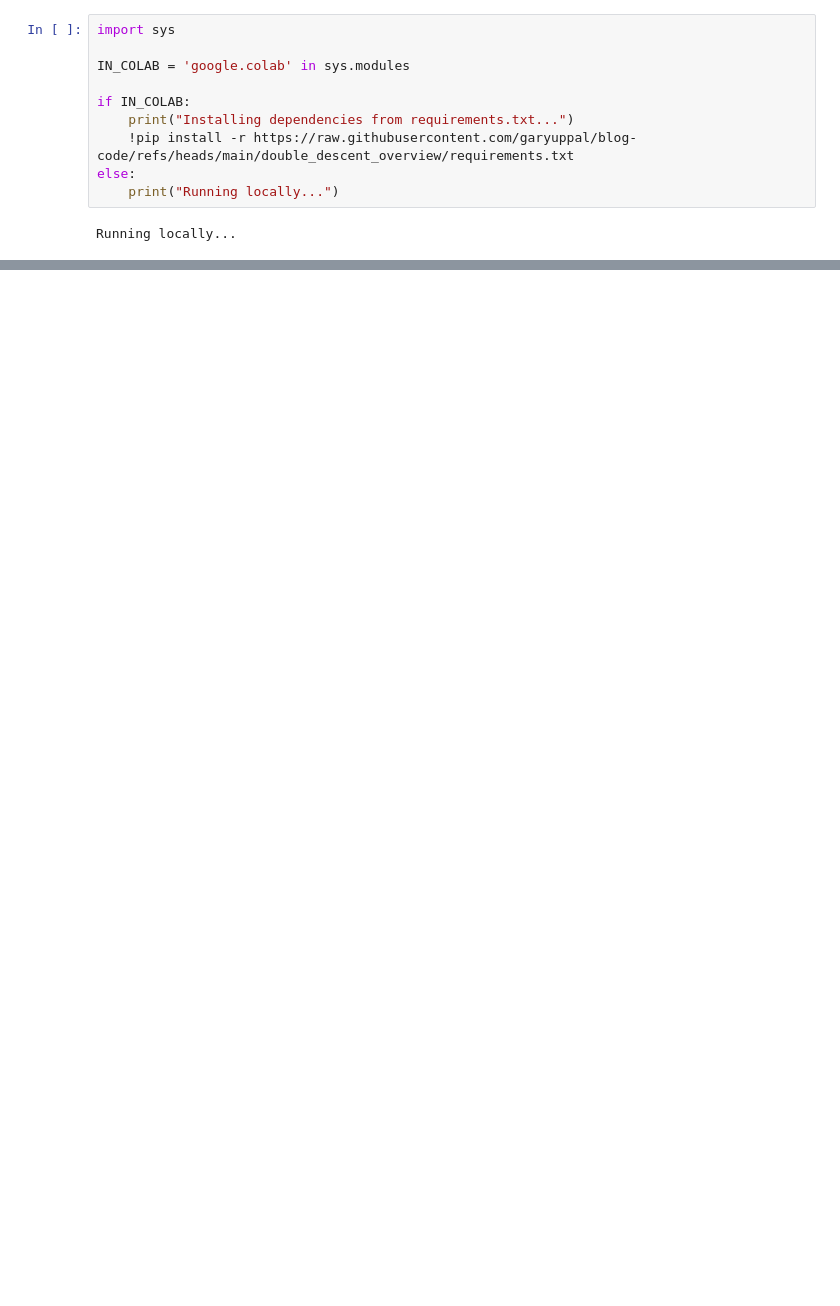
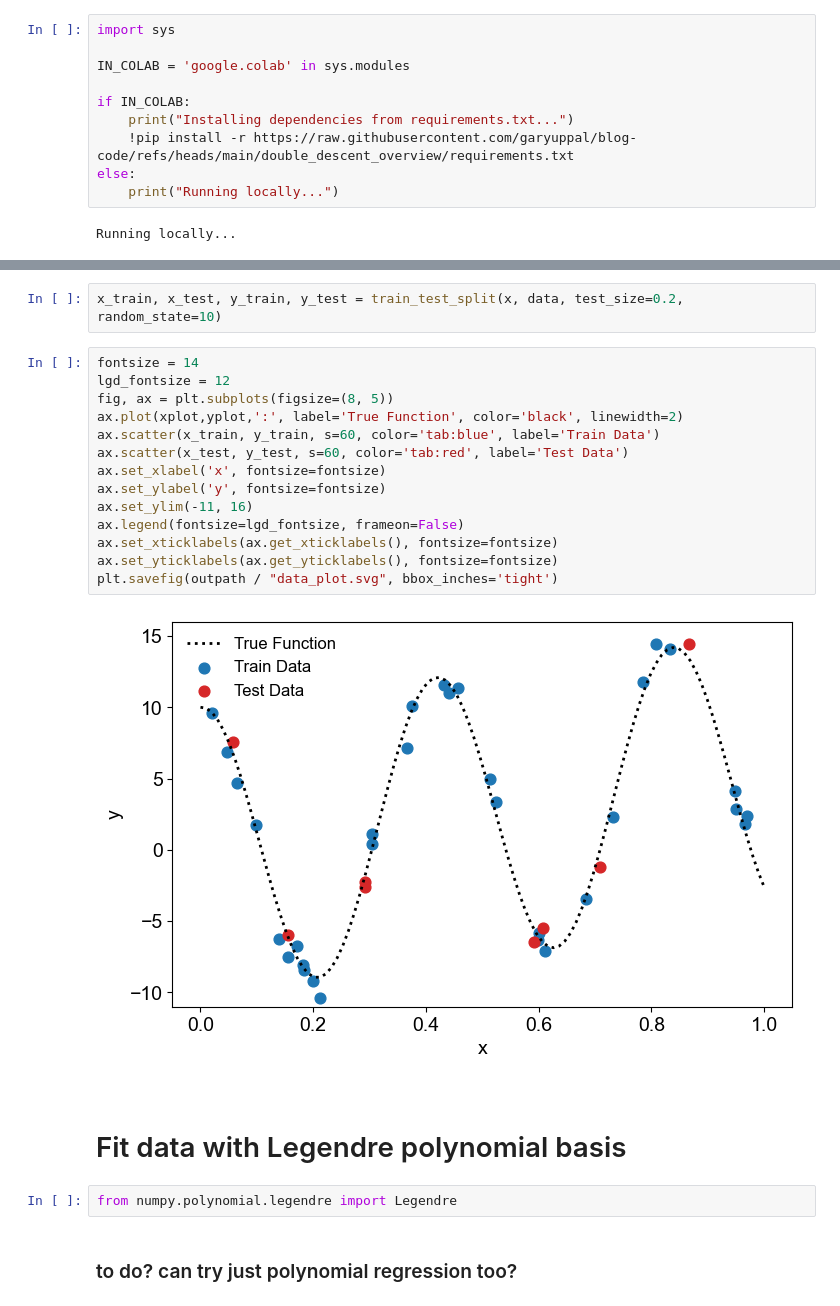
Before and after one commit to garyuppal/blog-code, a Jupyter notebook: double_descent_overview/example.ipynb, the cells around one changed output, grey strips where cells are left out. Saved outputs shown, nothing was run; the diff lists cells and outputs as text; blank space fills up the shorter version.

```diff
--- a/double_descent_overview/example.ipynb
+++ b/double_descent_overview/example.ipynb
@@ -29,0 +59,26 @@ ax.scatter(x,y)
+# %%
+x_train, x_test, y_train, y_test = train_test_split(x, data, test_size=0.2, random_state=10)
+# %%
+fontsize = 14
+lgd_fontsize = 12
+fig, ax = plt.subplots(figsize=(8, 5))
+ax.plot(xplot,yplot,':', label='True Function', color='black', linewidth=2)
+ax.scatter(x_train, y_train, s=60, color='tab:blue', label='Train Data')
+ax.scatter(x_test, y_test, s=60, color='tab:red', label='Test Data')
+ax.set_xlabel('x', fontsize=fontsize)
+ax.set_ylabel('y', fontsize=fontsize)
+ax.set_ylim(-11, 16)
+ax.legend(fontsize=lgd_fontsize, frameon=False)
+ax.set_xticklabels(ax.get_xticklabels(), fontsize=fontsize)
+ax.set_yticklabels(ax.get_yticklabels(), fontsize=fontsize)
+plt.savefig(outpath / "data_plot.svg", bbox_inches='tight')
+# %% [output]
+[figure, added]
+# %% [markdown]
+<!-- # Fit with Legendre polynomials -->
+# %% [markdown]
+# Fit data with Legendre polynomial basis
+# %%
+from numpy.polynomial.legendre import Legendre
+# %% [markdown]
+### to do? can try just polynomial regression too?
```
Also changed, not shown: parts of 79 cells of this notebook, 2 other files.
